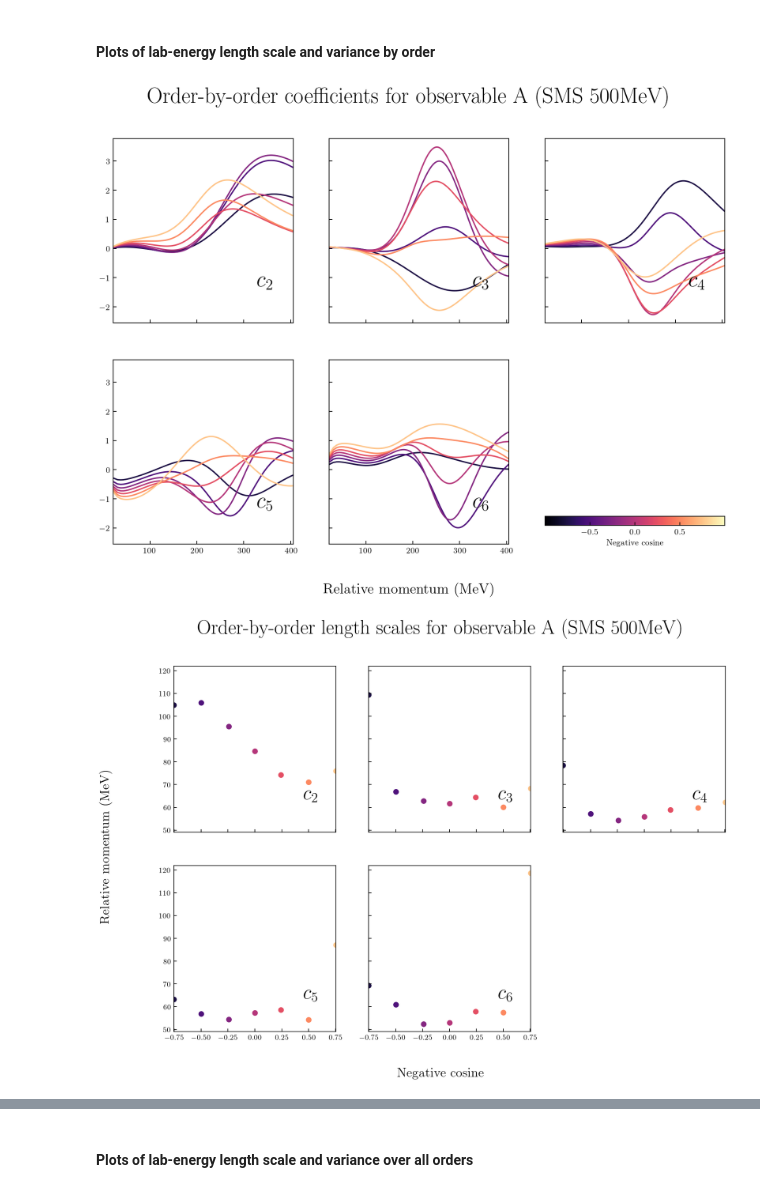
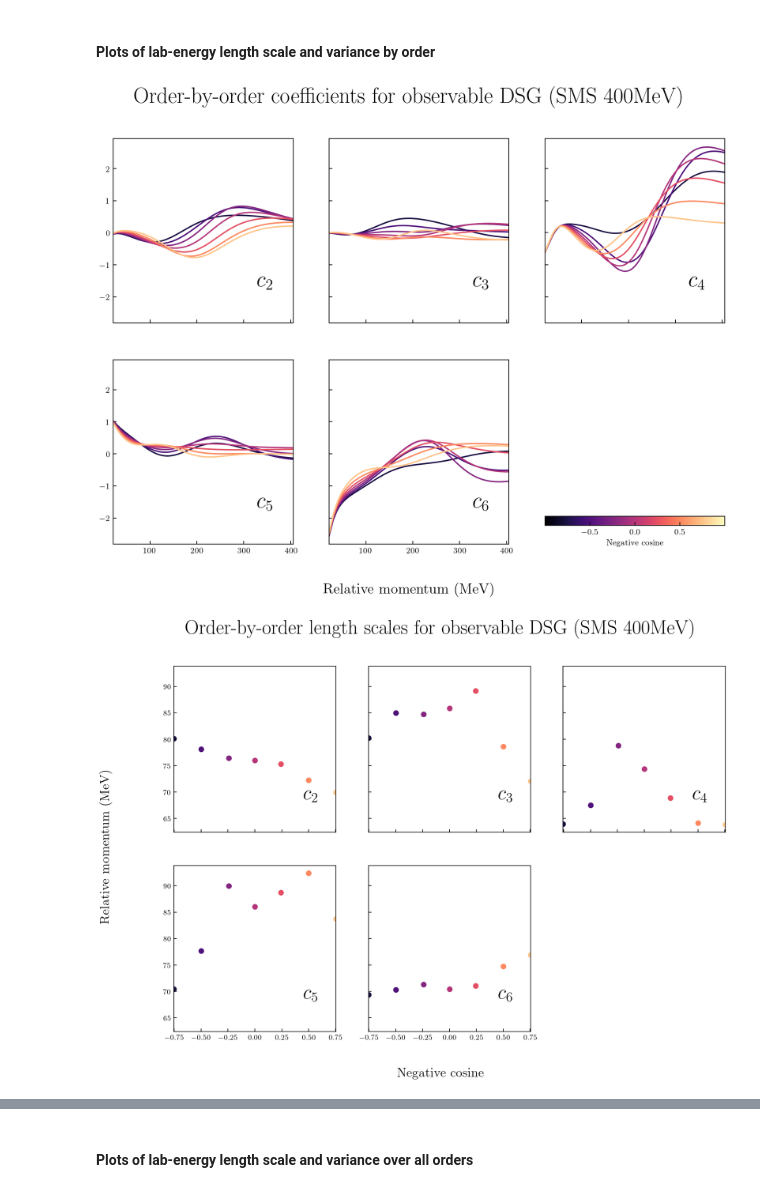
Before and after one commit to buqeye/modern_nn_potentials, a Jupyter notebook: notebooks/paper_figures_2.ipynb, the cells around one changed output, grey strips where cells are left out. Drawn from its saved outputs; the diff is of its cells as text; code cells hidden in the pictures.

```diff
--- a/notebooks/paper_figures_2.ipynb
+++ b/notebooks/paper_figures_2.ipynb
@@ -27,7 +77,7 @@ mpl.rc(
 #### Sets meshes and extracts coefficients from the data for a particular observable and potential
 # %%
 # sets the potential of interest
-ScaleScheme = RKE500MeV
+ScaleScheme = RKE400MeV
 # %%
 # choose energy and angle meshes
 t_lab = ScaleScheme.get_data("t_lab")
@@ -40,6 +90,7 @@ t_lab_input = E_to_p(E_lab = t_lab, interaction = "np")
 X_train_tlab = E_to_p(E_lab = np.array([1, 5, 12, 21, 33, 48, 65, 85, 108, 133, 161, 192, 225, 261, 300, 341]),
                      interaction = "np")[:, None]
 t_lab_label = "Relative momentum (MeV)"
+t_lab_name = "prel"
 # t_lab_input = t_lab
 # X_train_tlab = np.array([5, 21, 48, 85, 133, 192, 261])[:, None]
 # t_lab_label = "Lab energy (MeV)"
@@ -57,17 +108,18 @@ degrees_input = -np.cos(np.radians(degrees))
 # X_train_deg = -np.cos(np.radians(np.array([1, 30, 60, 90, 120, 150, 179])))[:, None]
 X_train_deg = -np.cos(np.radians(np.array([41, 60, 76, 90, 104, 120, 139])))[:, None]
 degrees_label = "Negative cosine"
+degrees_name = "cos"
 
 X_deg = degrees_input[:, None]
 # degrees_subset = degrees_input[0::10]
 degrees_subset = X_train_deg[:, 0]
 
 # extracts data
-obs_data_name = "A"
+obs_data_name = "DSG"
 obs_data = ScaleScheme.get_data(obs_data_name)
 
-Lambda_b_coeffs = 432
-mpi_eff_coeffs = 121
+Lambda_b_coeffs = 610
+mpi_eff_coeffs = 163
 
 # sets reference scale
 if obs_data_name == "DSG":
@@ -373,38 +426,38 @@ for o in range(1, np.shape(coeffs_surfaces)[0]):
             sd=None)
         gp.fit(X_train_tlab,
                (coeffs_surfaces[o, :, np.isin(degrees_input, d)].T)[np.isin(t_lab_input, X_train_tlab)])
         ls_fit = np.exp(gp.kernel_.theta)
         (axs_deg_ls.flat)[o - 1].scatter(d,
                     ls_fit,
                     c = mpl.cm.ScalarMappable(norm=norm_deg, cmap=cmap_deg).to_rgba(d))
 
         pred, std = gp.predict(X_tlab, return_std=True)
         underlying_std = gp.cov_factor_
         (axs_deg_var.flat)[o - 1].scatter(d,
                     underlying_std,
                     c = mpl.cm.ScalarMappable(norm=norm_deg, cmap=cmap_deg).to_rgba(d))
 
 fig_deg_coeffs.delaxes(axs_deg_coeffs[-1, -1])
 fig_deg_coeffs.colorbar(mpl.cm.ScalarMappable(norm=norm_deg, cmap=cmap_deg),
             ax = axs_deg_coeffs[-1, -1],
              orientation='horizontal', label=degrees_label)
 
 fig_deg_ls.delaxes(axs_deg_ls[-1, -1])
 fig_deg_var.delaxes(axs_deg_var[-1, -1])
 
 # saves figures
 fig_deg_coeffs.savefig('figures2/' + 'coeffs' + '_' + 'deg_slices' + '_' + 'orderbyorder' + '_' +
                     ScaleScheme.potential_string + ScaleScheme.cutoff_string + '_' +
-                    obs_data_name + '_Q' + Q_type + '_' + p_type + '_' + 'prel' + '_' +
-                    'degrees')
+                    obs_data_name + '_Q' + Q_type + '_' + p_type + '_' + t_lab_name + '_' +
+                    degrees_name)
 fig_deg_ls.savefig('figures2/' + 'ls' + '_' + 'deg_slices' + '_' + 'orderbyorder' + '_' +
                     ScaleScheme.potential_string + ScaleScheme.cutoff_string + '_' +
-                    obs_data_name + '_Q' + Q_type + '_' + p_type + '_' + 'prel' + '_' +
-                    'degrees')
+                    obs_data_name + '_Q' + Q_type + '_' + p_type + '_' + t_lab_name + '_' +
+                    degrees_name)
 fig_deg_var.savefig('figures2/' + 'var' + '_' + 'deg_slices' + '_' + 'orderbyorder' + '_' +
                     ScaleScheme.potential_string + ScaleScheme.cutoff_string + '_' +
-                    obs_data_name + '_Q' + Q_type + '_' + p_type + '_' + 'prel' + '_' +
-                    'degrees')
+                    obs_data_name + '_Q' + Q_type + '_' + p_type + '_' + t_lab_name + '_' +
+                    degrees_name)
 # %% [output]
-[figure, old version]
+[figure, new version]
-[figure, old version]
+[figure, new version]
```
Also changed, not shown: parts of 7 cells of this notebook, 26 other files.
